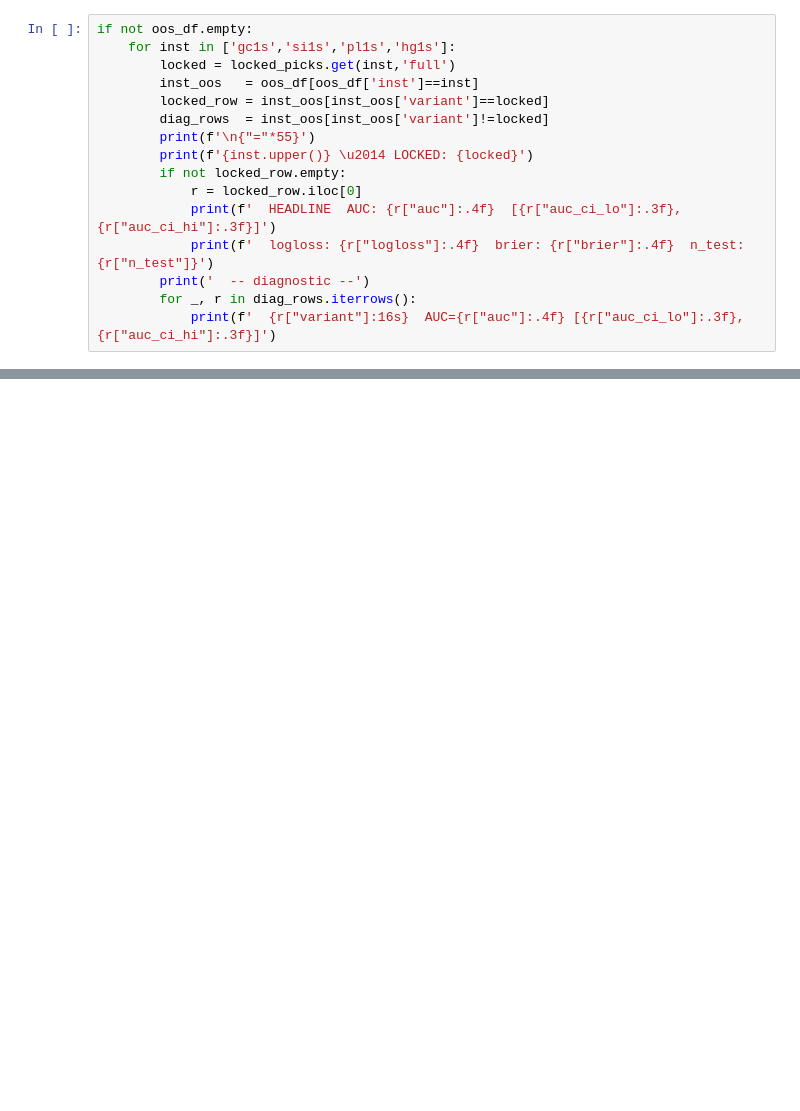
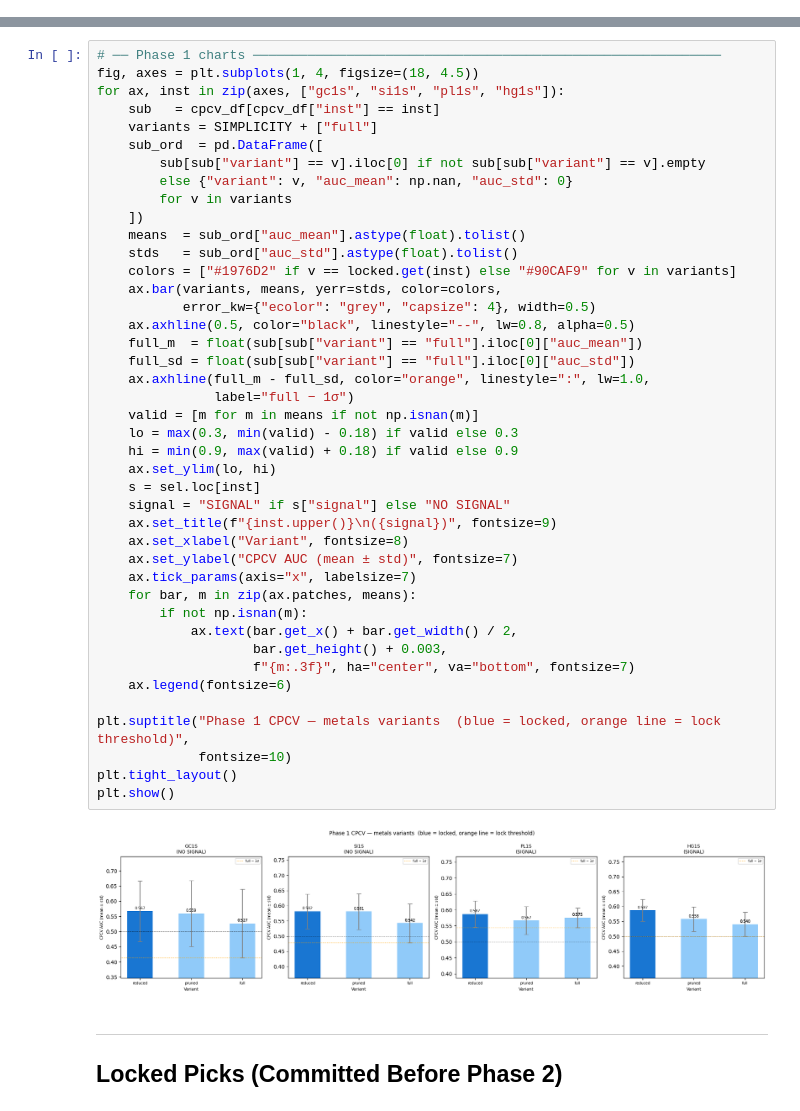
Before and after one commit to Ise-Q/stml, a Jupyter notebook: src/stml/new_work/metals_model_comparison.ipynb, the cells around one changed output, grey strips where cells are left out. Cells and saved outputs as stored; diff of their text form; blank space fills up the shorter version.

```diff
--- a/src/stml/new_work/metals_model_comparison.ipynb
+++ b/src/stml/new_work/metals_model_comparison.ipynb
@@ -274,16 +0,0 @@ Phase 2 OOS — green=locked (headline), yellow=diagnostic only
-# %%
-if not oos_df.empty:
-    for inst in ['gc1s','si1s','pl1s','hg1s']:
-        locked = locked_picks.get(inst,'full')
-        inst_oos   = oos_df[oos_df['inst']==inst]
-        locked_row = inst_oos[inst_oos['variant']==locked]
-        diag_rows  = inst_oos[inst_oos['variant']!=locked]
-        print(f'\n{"="*55}')
-        print(f'{inst.upper()} \u2014 LOCKED: {locked}')
-        if not locked_row.empty:
-            r = locked_row.iloc[0]
-            print(f'  HEADLINE  AUC: {r["auc"]:.4f}  [{r["auc_ci_lo"]:.3f}, {r["auc_ci_hi"]:.3f}]')
-            print(f'  logloss: {r["logloss"]:.4f}  brier: {r["brier"]:.4f}  n_test: {r["n_test"]}')
-        print('  -- diagnostic --')
-        for _, r in diag_rows.iterrows():
-            print(f'  {r["variant"]:16s}  AUC={r["auc"]:.4f} [{r["auc_ci_lo"]:.3f},{r["auc_ci_hi"]:.3f}]')
@@ -385,0 +160,47 @@ Dev-CPCV vs OOS gap (locked variants)
+# %%
+# ── Phase 1 charts ────────────────────────────────────────────────────────────
+fig, axes = plt.subplots(1, 4, figsize=(18, 4.5))
+for ax, inst in zip(axes, ["gc1s", "si1s", "pl1s", "hg1s"]):
+    sub   = cpcv_df[cpcv_df["inst"] == inst]
+    variants = SIMPLICITY + ["full"]
+    sub_ord  = pd.DataFrame([
+        sub[sub["variant"] == v].iloc[0] if not sub[sub["variant"] == v].empty
+        else {"variant": v, "auc_mean": np.nan, "auc_std": 0}
+        for v in variants
+    ])
+    means  = sub_ord["auc_mean"].astype(float).tolist()
+    stds   = sub_ord["auc_std"].astype(float).tolist()
+    colors = ["#1976D2" if v == locked.get(inst) else "#90CAF9" for v in variants]
+    ax.bar(variants, means, yerr=stds, color=colors,
+           error_kw={"ecolor": "grey", "capsize": 4}, width=0.5)
+    ax.axhline(0.5, color="black", linestyle="--", lw=0.8, alpha=0.5)
+    full_m  = float(sub[sub["variant"] == "full"].iloc[0]["auc_mean"])
+    full_sd = float(sub[sub["variant"] == "full"].iloc[0]["auc_std"])
+    ax.axhline(full_m - full_sd, color="orange", linestyle=":", lw=1.0,
+               label="full − 1σ")
+    valid = [m for m in means if not np.isnan(m)]
+    lo = max(0.3, min(valid) - 0.18) if valid else 0.3
+    hi = min(0.9, max(valid) + 0.18) if valid else 0.9
+    ax.set_ylim(lo, hi)
+    s = sel.loc[inst]
+    signal = "SIGNAL" if s["signal"] else "NO SIGNAL"
+    ax.set_title(f"{inst.upper()}\n({signal})", fontsize=9)
+    ax.set_xlabel("Variant", fontsize=8)
+    ax.set_ylabel("CPCV AUC (mean ± std)", fontsize=7)
+    ax.tick_params(axis="x", labelsize=7)
+    for bar, m in zip(ax.patches, means):
+        if not np.isnan(m):
+            ax.text(bar.get_x() + bar.get_width() / 2,
+                    bar.get_height() + 0.003,
+                    f"{m:.3f}", ha="center", va="bottom", fontsize=7)
+    ax.legend(fontsize=6)
+
+plt.suptitle("Phase 1 CPCV — metals variants  (blue = locked, orange line = lock threshold)",
+             fontsize=10)
+plt.tight_layout()
+plt.show()
+# %% [output]
+[figure, added]
+# %% [markdown]
+---
+## Locked Picks (Committed Before Phase 2)
```
Also changed, not shown: parts of 42 cells of this notebook, 10 other files.
